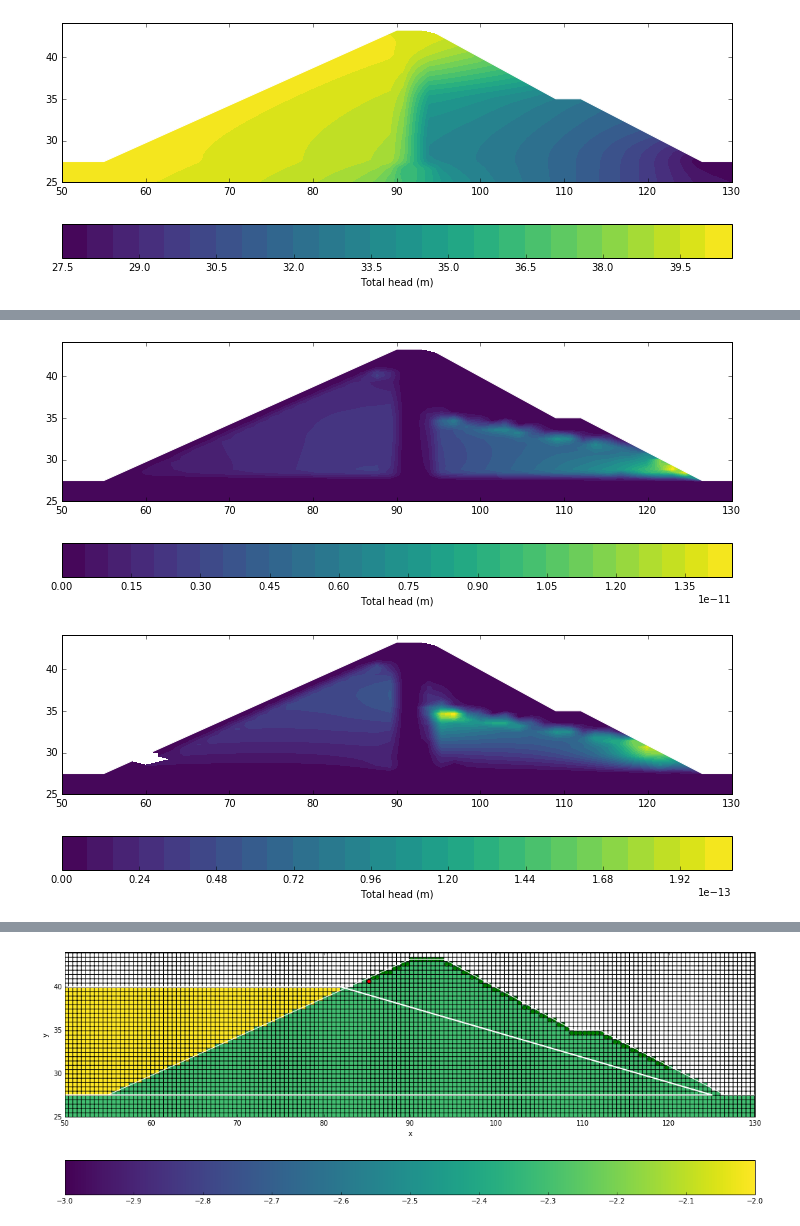
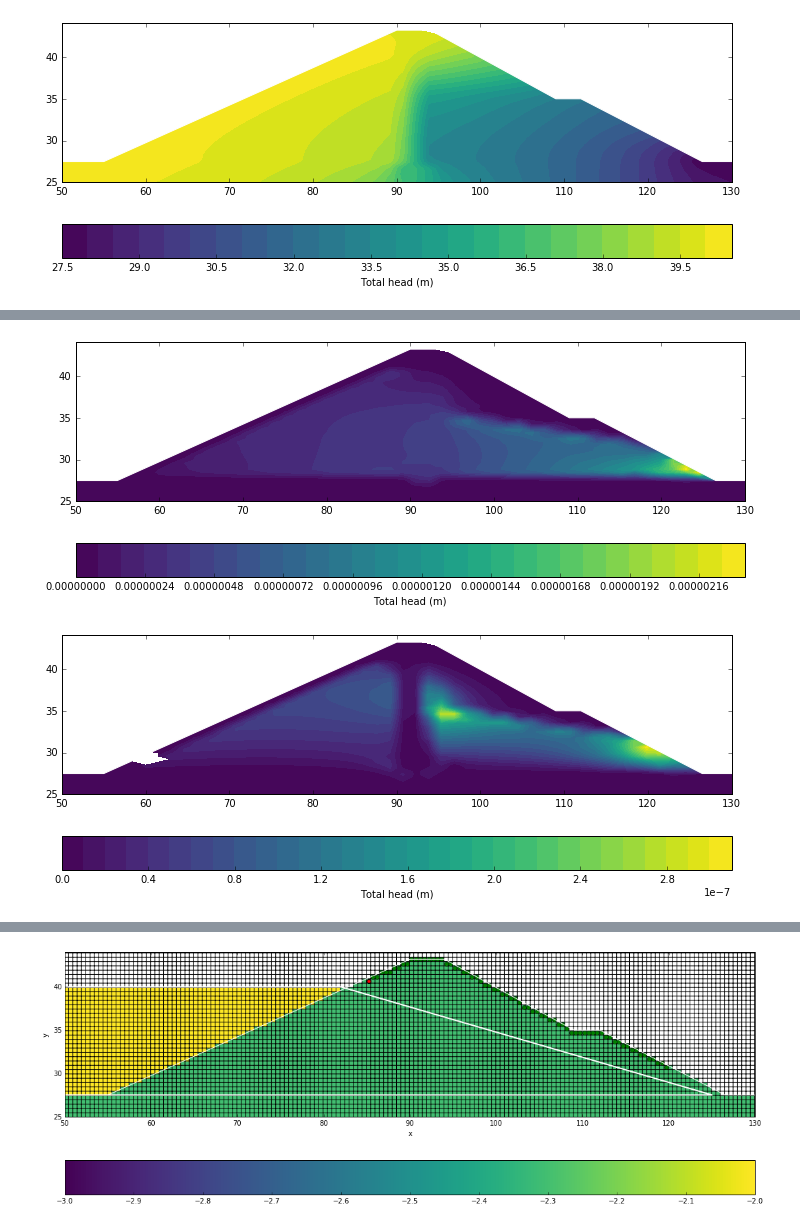
Before and after one commit to sgkang/DamGeophysics, a Jupyter notebook: notebook/SP.ipynb, the cells around one changed output, grey strips where cells are left out. Cells and saved outputs as stored; diff of their text form; code cells hidden in the pictures.

```diff
--- a/notebook/SP.ipynb
+++ b/notebook/SP.ipynb
@@ -44,19 +129,19 @@ cb.set_label("Total head (m)")
 # %%
 fig = plt.figure(figsize = (12, 5))
 ax = plt.subplot(111)
-dat = Static.Utils.plot2Ddata(xyz, Kx*Ux, ax=ax, ncontour=30, contourOpts={"cmap":"viridis"})
+dat = Static.Utils.plot2Ddata(xyz, Ux, ax=ax, ncontour=30, contourOpts={"cmap":"viridis"})
 ax.fill_between(xsurf, ysurf, yup, facecolor='white', edgecolor="white")
 
 ax.set_xlim(50, 130)
 ax.set_ylim(25, 44)
 cb = plt.colorbar(dat[1], orientation="horizontal")
 cb.set_label("Total head (m)")
 # %% [output]
-[figure, old version]
+[figure, new version]
 # %%
 fig = plt.figure(figsize = (12, 5))
 ax = plt.subplot(111)
-dat = Static.Utils.plot2Ddata(xyz, Ky*Uy, ax=ax, ncontour=30, contourOpts={"cmap":"viridis"})
+dat = Static.Utils.plot2Ddata(xyz, Uy, ax=ax, ncontour=30, contourOpts={"cmap":"viridis"})
 ax.fill_between(xsurf, ysurf, yup, facecolor='white', edgecolor="white")
 
 ax.set_xlim(50, 130)
@@ -64,4 +149,4 @@ ax.set_ylim(25, 44)
 cb = plt.colorbar(dat[1], orientation="horizontal")
 cb.set_label("Total head (m)")
 # %% [output]
-[figure, old version]
+[figure, new version]
```
Also changed, not shown: parts of 11 cells of this notebook, 3 other files.
